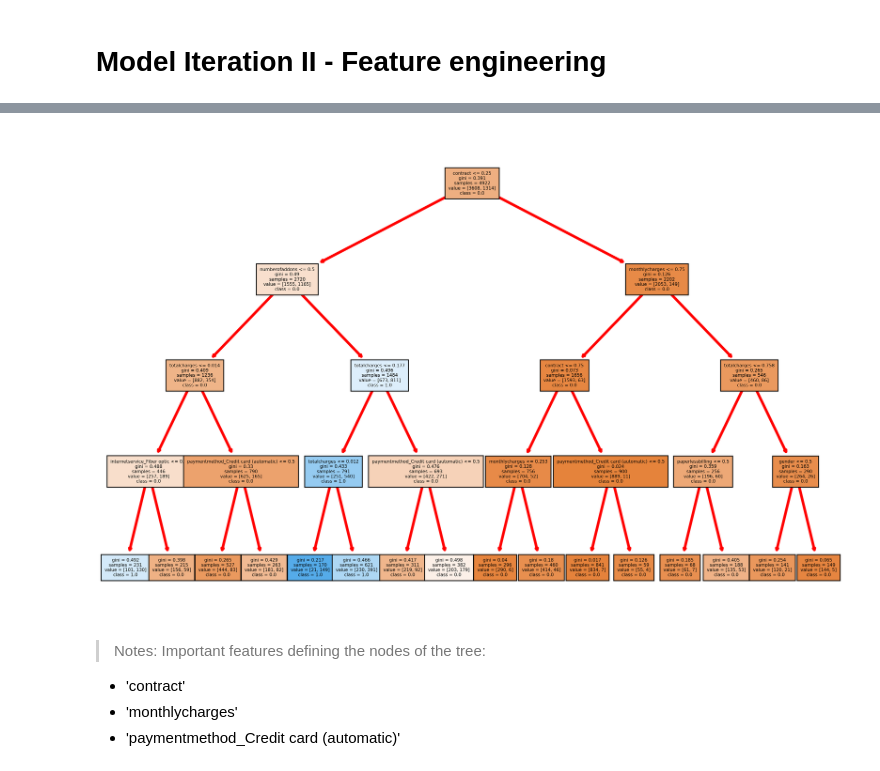
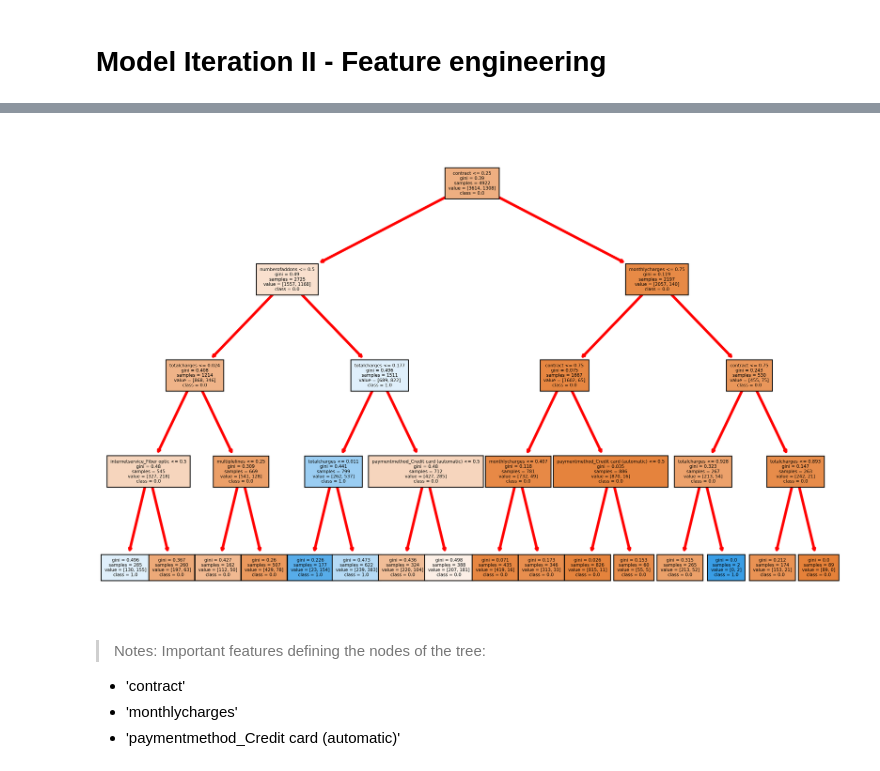
Before and after one commit to mattielips/customer-retention-modeling, a Jupyter notebook: Modeling.ipynb, the cells around one changed output, grey strips where cells are left out. Saved outputs shown, nothing was run; the diff lists cells and outputs as text; code cells hidden in the pictures.

```diff
--- a/Modeling.ipynb
+++ b/Modeling.ipynb
@@ -77,7 +77,7 @@ X = df_dummified.drop('churn', axis=1)
 y = df_dummified['churn']
 
 # Perform an train_test_split
-X_train, X_test, y_train, y_test = train_test_split(X, y, test_size=0.3, random_state=0) # 70/30 for standard ML
+X_train, X_test, y_train, y_test = train_test_split(X, y, test_size=0.3, random_state=0, stratify=y)
 # %%
 # CREATING A PIPELINE
 def pipeline(name_of_pipeline, classifier, X_train, y_train, X_test, y_test):
@@ -350,7 +372,7 @@ X_fe = df_featureengineered_dummified.drop('churn', axis=1)
 y_fe = df_featureengineered_dummified['churn']
 
 # Perform an train_test_split = 70/30 for standard ML
-X_fe_train, X_fe_test, y_fe_train, y_fe_test = train_test_split(X_fe, y_fe, test_size=0.3, random_state=0)
+X_fe_train, X_fe_test, y_fe_train, y_fe_test = train_test_split(X_fe, y_fe, test_size=0.3, random_state=0, stratify=y)
 # %%
 # SMOTE the data
 smote = SMOTE(random_state=0, sampling_strategy=1)
@@ -406,9 +428,9 @@ createROCCurve('pipe_3', dt, X_fe_train_smote, y_fe_train_smote, X_fe_test, y_fe
 * Random Forests
 2. Hyperparameter tuning (GridSearch to create multiple models with different hyperparameters)
 # %%
-create_decisiontree('pipe_3', dt, df_featureengineered_dummified, X_fe_train, y_fe_train, y_fe)
+create_decisiontree('pipe_4', dt, df_featureengineered_dummified, X_fe_train, y_fe_train, y_fe)
 # %% [output]
-[figure, old version]
+[figure, new version]
 # %% [markdown]
 > Notes: Important features defining the nodes of the tree:
 * 'contract'
```
Also changed, not shown: parts of 60 cells of this notebook.
